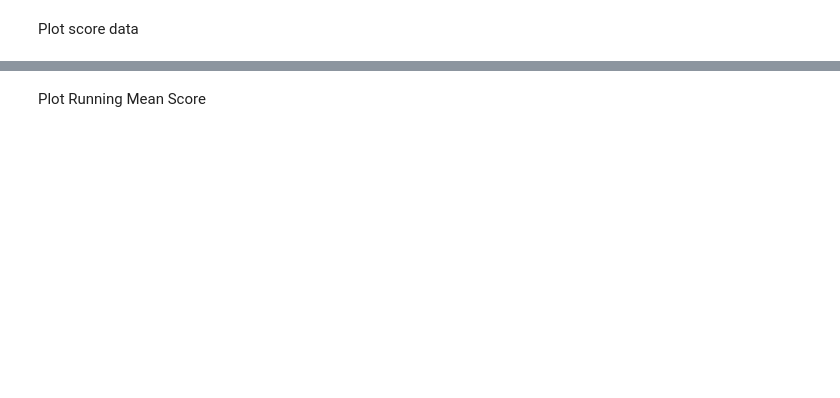
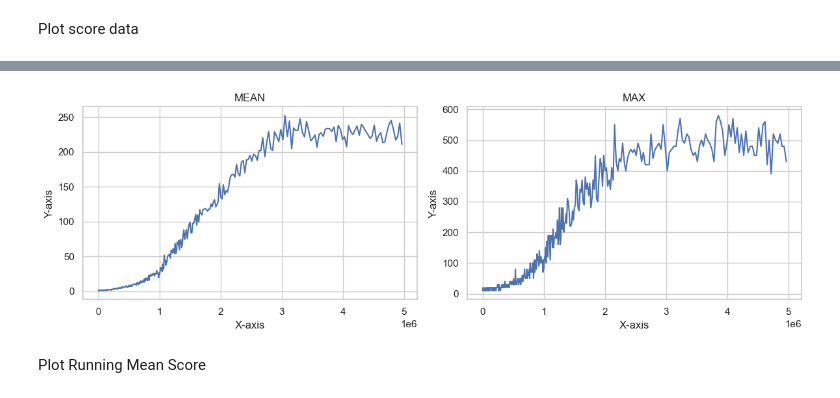
Before and after one commit to vietnhprivat/snake_ai, a Jupyter notebook: src/Classes/data_collection.ipynb, the cells around one changed output, grey strips where cells are left out. Cells and saved outputs as stored; diff of their text form; code cells hidden in the pictures; blank space fills up the shorter version.

```diff
--- a/src/Classes/data_collection.ipynb
+++ b/src/Classes/data_collection.ipynb
@@ -99,3 +159,30 @@ plt.show()
+# %%
+import matplotlib.pyplot as plt
+
+# Create a figure with a 1x2 grid layout (1 row, 2 columns)
+plt.figure(figsize=(12, 4))  # Adjust the figure size as needed
+
+# Plot the first subplot (left)
+plt.subplot(1, 2, 1)  # 1 row, 2 columns, select the 1st subplot
+plt.plot(batch_mean['game'], batch_mean['score'])
+plt.xlabel('X-axis')
+plt.ylabel('Y-axis')
+plt.title('MEAN')
+
+# Plot the second subplot (right)
+plt.subplot(1, 2, 2)  # 1 row, 2 columns, select the 2nd subplot
+plt.plot(batch_max['game'], batch_max['score'])
+plt.xlabel('X-axis')
+plt.ylabel('Y-axis')
+plt.title('MAX')
+
+# Adjust the spacing between subplots
+plt.tight_layout()
+
+# Show the plots
+plt.show()
+# %% [output]
+[figure, added]
 # %% [markdown]
 Plot Running Mean Score
 # %%
```
Also changed, not shown: parts of 11 cells of this notebook, 1 other file.
